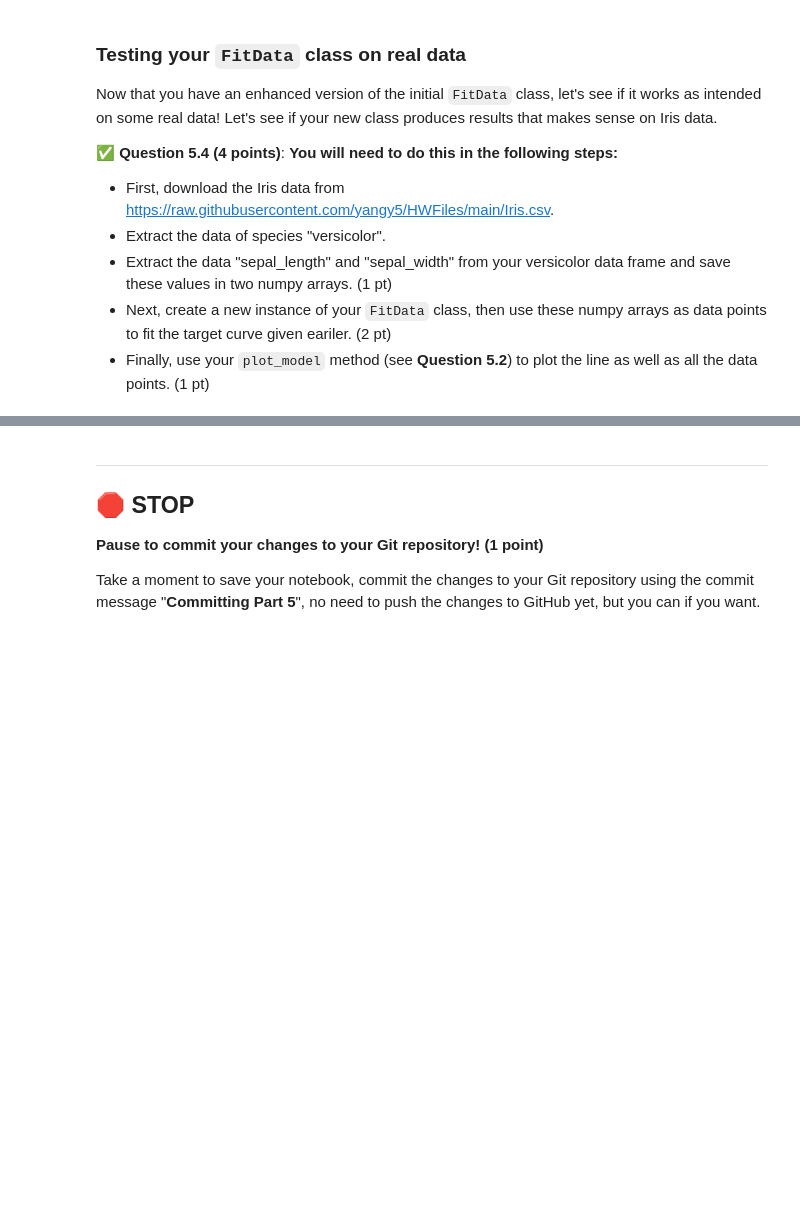
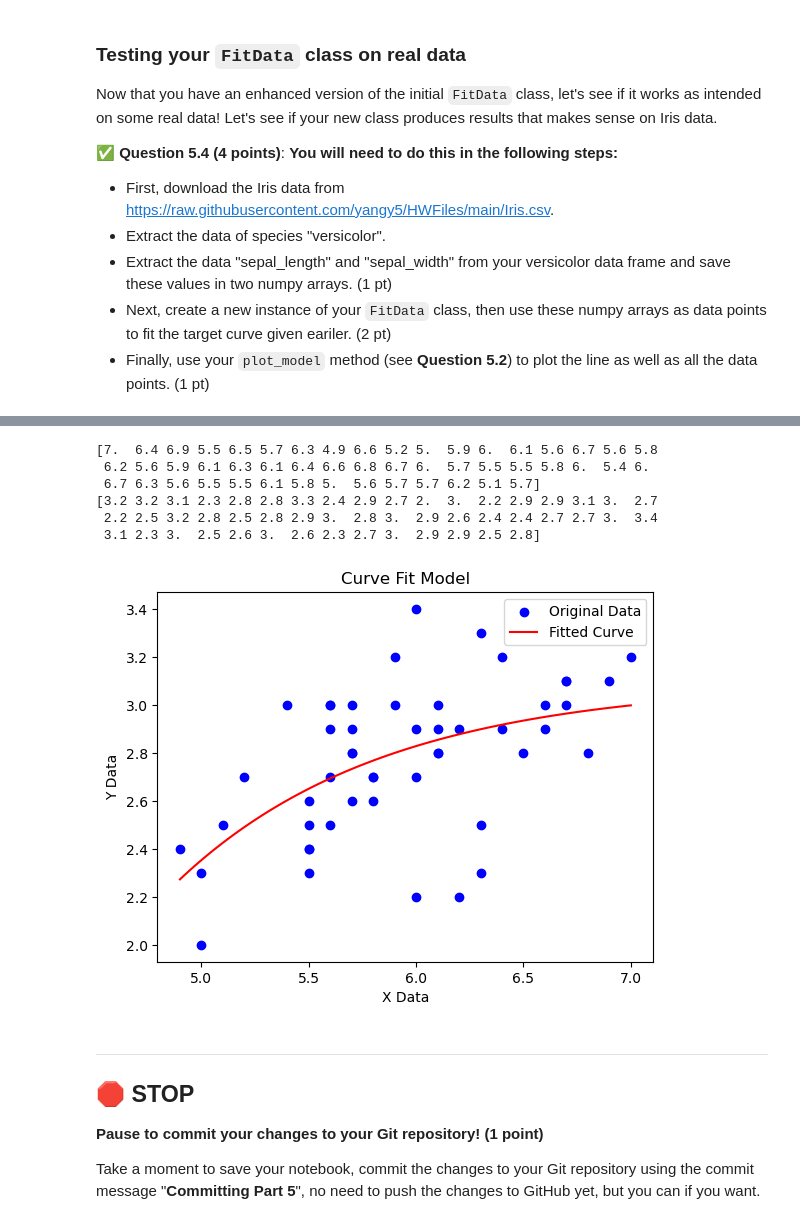
Before and after one commit to JayB003/CMSE202-f25-turnin, a Jupyter notebook: HW-01_GitPracticeDebuggingPythonPackagesAndClasses-SS25-STUDENT.ipynb, the cells around one changed output, grey strips where cells are left out. Drawn from its saved outputs; the diff is of its cells as text; code cells hidden in the pictures; blank space fills up the shorter version.

```diff
--- a/HW-01_GitPracticeDebuggingPythonPackagesAndClasses-SS25-STUDENT.ipynb
+++ b/HW-01_GitPracticeDebuggingPythonPackagesAndClasses-SS25-STUDENT.ipynb
@@ -596,0 +834,10 @@ Now that you have an enhanced version of the initial `FitData` class, let's see
+# %%
+# use Pandas to load data
+
+import pandas as pd
+
+# Load the dataset
+df = pd.read_csv("Iris.csv")
+
+# Display first few rows to inspect
+df.head()
@@ -597,3 +851,39 @@ Now that you have an enhanced version of the initial `FitData` class, let's see
+# %%
+# Fit and plot the Iris sepal_length and sepal_width data
+
+
+import numpy as np
+
+# Filter the dataset for versicolor species
+df_versicolor = df[df['species'] == 'versicolor']
+
+# Extract "sepal_length" and "sepal_width" as numpy arrays
+xdata = df_versicolor['sepal_length'].values
+ydata = df_versicolor['sepal_width'].values
+
+# Print values to check
+print(xdata)
+print(ydata)
+
+# Define the exponential function to fit
+def func(x, a, b, c):
+    return a * np.exp(-b * x) + c
+# Create an instance of FitData
+CurvF_test = FitData(xdata, ydata)
+
+# Fit the curve to the data
+CurvF_test.CurveFit_model(func)
+
+# Plot the fitted model and scatter data
+CurvF_test.plot_model()
+# %% [output]
+[7.  6.4 6.9 5.5 6.5 5.7 6.3 4.9 6.6 5.2 5.  5.9 6.  6.1 5.6 6.7 5.6 5.8
+ 6.2 5.6 5.9 6.1 6.3 6.1 6.4 6.6 6.8 6.7 6.  5.7 5.5 5.5 5.8 6.  5.4 6.
+ 6.7 6.3 5.6 5.5 5.5 6.1 5.8 5.  5.6 5.7 5.7 6.2 5.1 5.7]
+[3.2 3.2 3.1 2.3 2.8 2.8 3.3 2.4 2.9 2.7 2.  3.  2.2 2.9 2.9 3.1 3.  2.7
+ 2.2 2.5 3.2 2.8 2.5 2.8 2.9 3.  2.8 3.  2.9 2.6 2.4 2.4 2.7 2.7 3.  3.4
+ 3.1 2.3 3.  2.5 2.6 3.  2.6 2.3 2.7 3.  2.9 2.9 2.5 2.8]
+[figure, added]
 # %% [markdown]
 ---
 ## &#128721; STOP
```
Also changed, not shown: parts of 28 cells of this notebook.
